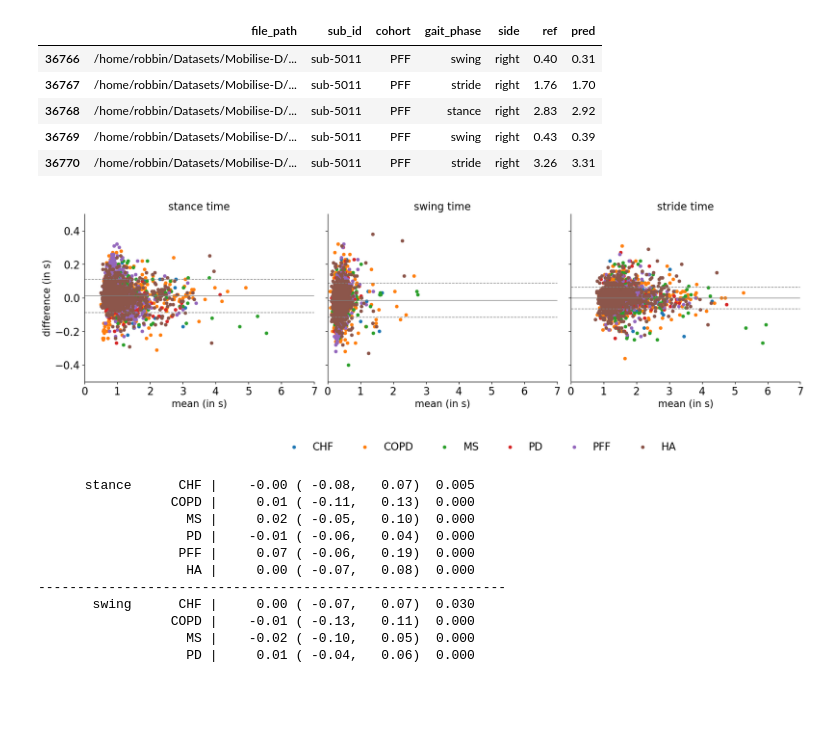
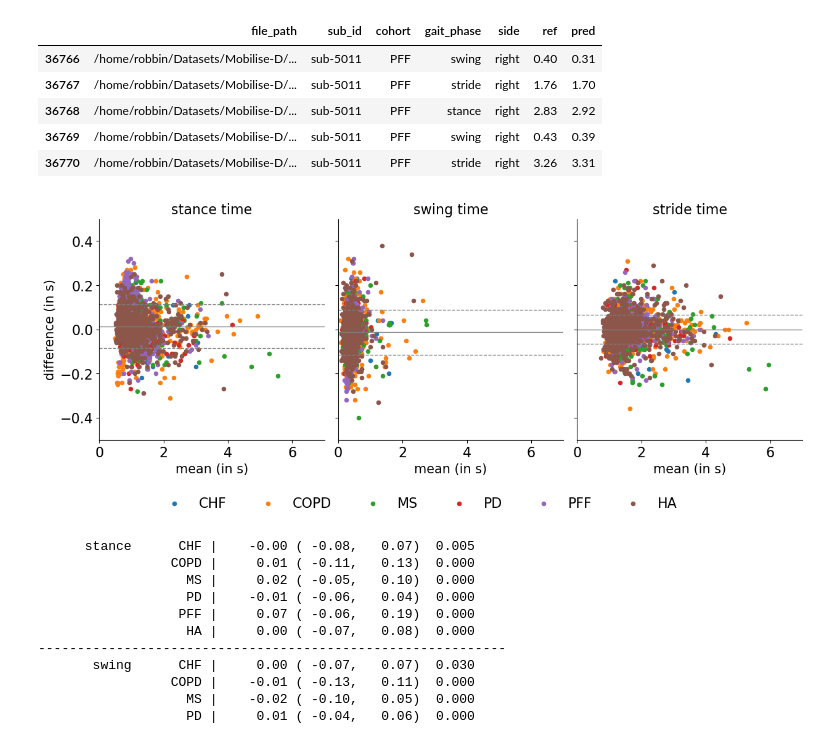
Before and after one commit to rmndrs89/mobilised, a Jupyter notebook: code/statistical_analysis.ipynb, the cells around one changed output. Drawn from its saved outputs; the diff is of its cells as text; code cells hidden in the pictures; blank space fills up the shorter version.

Commit message:
Updated Bland-Altman plot with axes titles

```diff
--- a/code/statistical_analysis.ipynb
+++ b/code/statistical_analysis.ipynb
@@ -226,9 +226,6 @@ df.head()
 | 3 | /home/robbin/Datasets/Mobilise-D/... | sub-1011 | HA | IC | L | 526.0 | 525.0 | -0.01 |
 | 4 | /home/robbin/Datasets/Mobilise-D/... | sub-1011 | HA | IC | L | 663.0 | 664.0 | 0.01 |
 # %%
-import enum
-
-
 group_order = ["CHF", "COPD", "MS", "PD", "PFF", "HA"]
 flier_props = {"marker": "o", "mfc": "None", "mec": (0.8, 0.8, 0.8), "ms": 4, "alpha": 0.2}
 
@@ -255,6 +252,8 @@ sns.boxplot(
 )
 sns.despine(bottom=True)
 
+axs[0].set_title("initial contacts", fontsize=16)
+axs[1].set_title("final contacts", fontsize=16)
 axs[0].set_ylabel("time difference (in s)", fontsize=16)
 axs[0].set_ylim((-0.3, 0.3))
 axs[1].set_ylabel("")
@@ -328,7 +327,7 @@ df_strides.tail()
 | 36769 | /home/robbin/Datasets/Mobilise-D/... | sub-5011 | PFF | swing | right | 0.43 | 0.39 |
 | 36770 | /home/robbin/Datasets/Mobilise-D/... | sub-5011 | PFF | stride | right | 3.26 | 3.31 |
 # %%
-fig, axs = plt.subplots(1, 3, sharey=True, figsize=(42/2.54, 12/2.54))
+fig, axs = plt.subplots(1, 3, sharey=True, figsize=(32/2.54, 12/2.54))
 for i, gait_phase in enumerate(df_strides["gait_phase"].unique()):
     df_sel = df_strides[(df_strides["gait_phase"]==gait_phase)]
     bland_altman_plot(
@@ -341,36 +340,36 @@ for i, gait_phase in enumerate(df_strides["gait_phase"].unique()):
     for j, cohort in enumerate(group_order):
         df_coh = df_sel[(df_sel["cohort"]==cohort)]
         if (i < len(df_strides["gait_phase"].unique())-1) and j < len(group_order)-1:
             bland_altman_plot(
                 df_coh.ref,
                 df_coh.pred,
                 ax=axs[i],
                 annotate=False,
                 mean_line_kwds=dict(ls="None"),
                 limit_lines_kwds=dict(ls="None")
             )
         else:
             bland_altman_plot(df_coh.ref, df_coh.pred, ax=axs[i], annotate=False, scatter_kwds=dict(label=cohort), mean_line_kwds=dict(ls="None"), limit_lines_kwds=dict(ls="None"))
     axs[i].set_title(f"{gait_phase} time", fontsize=16)
 
 for i, ax in enumerate(axs):
     ax.set_xlabel("mean (in s)")
     ax.set_xlim((0.0, 7.0))
     ax.set_ylim((-0.5, 0.5))
     ax.spines["top"].set_visible(False)
     ax.spines["right"].set_visible(False)
     if i != 0:
         ax.set_ylabel("")
     else:
         ax.set_ylabel("difference (in s)")
     for label in ax.get_xticklabels() + ax.get_yticklabels():
         label.set_fontsize(16)
 plt.tight_layout()
-plt.legend(bbox_to_anchor=(0.5, -0.3), ncol=6, frameon=False, fontsize=16)
-plt.savefig("bland_altman_stride_params.png", dpi=150, bbox_inches="tight")
+plt.legend(bbox_to_anchor=(0.5, -0.2), ncol=6, frameon=False, fontsize=16)
+plt.savefig("bland_altman_stride_params.png", dpi=300, bbox_inches="tight")
 plt.show()
 # %% [output]
-[figure, old version]
+[figure, new version]
 # %%
 alpha = 0.05  # significance level
 for i, gait_phase in enumerate(df_strides["gait_phase"].unique()):
```
Also changed, not shown: parts of 1 cell of this notebook, 2 other files.
